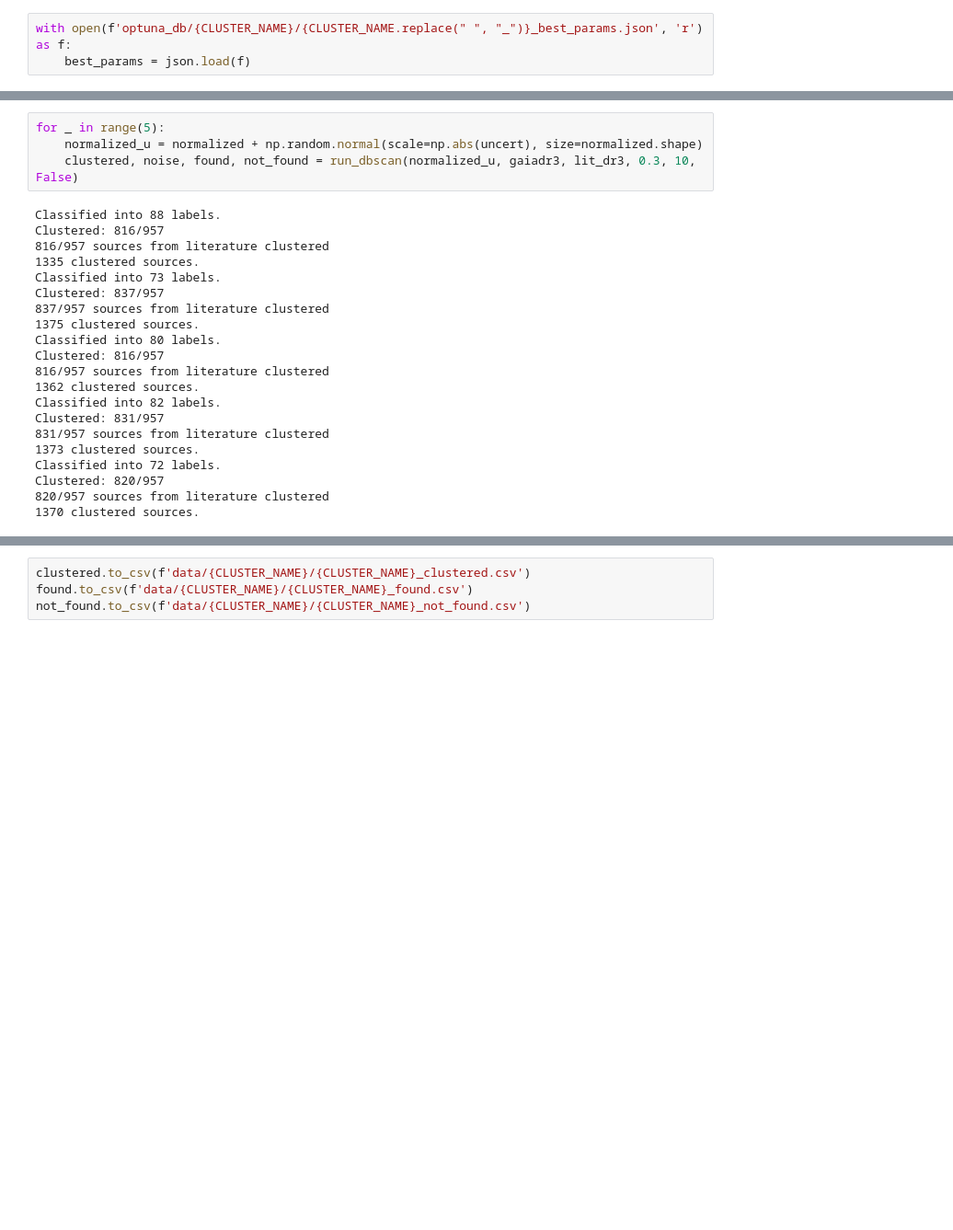
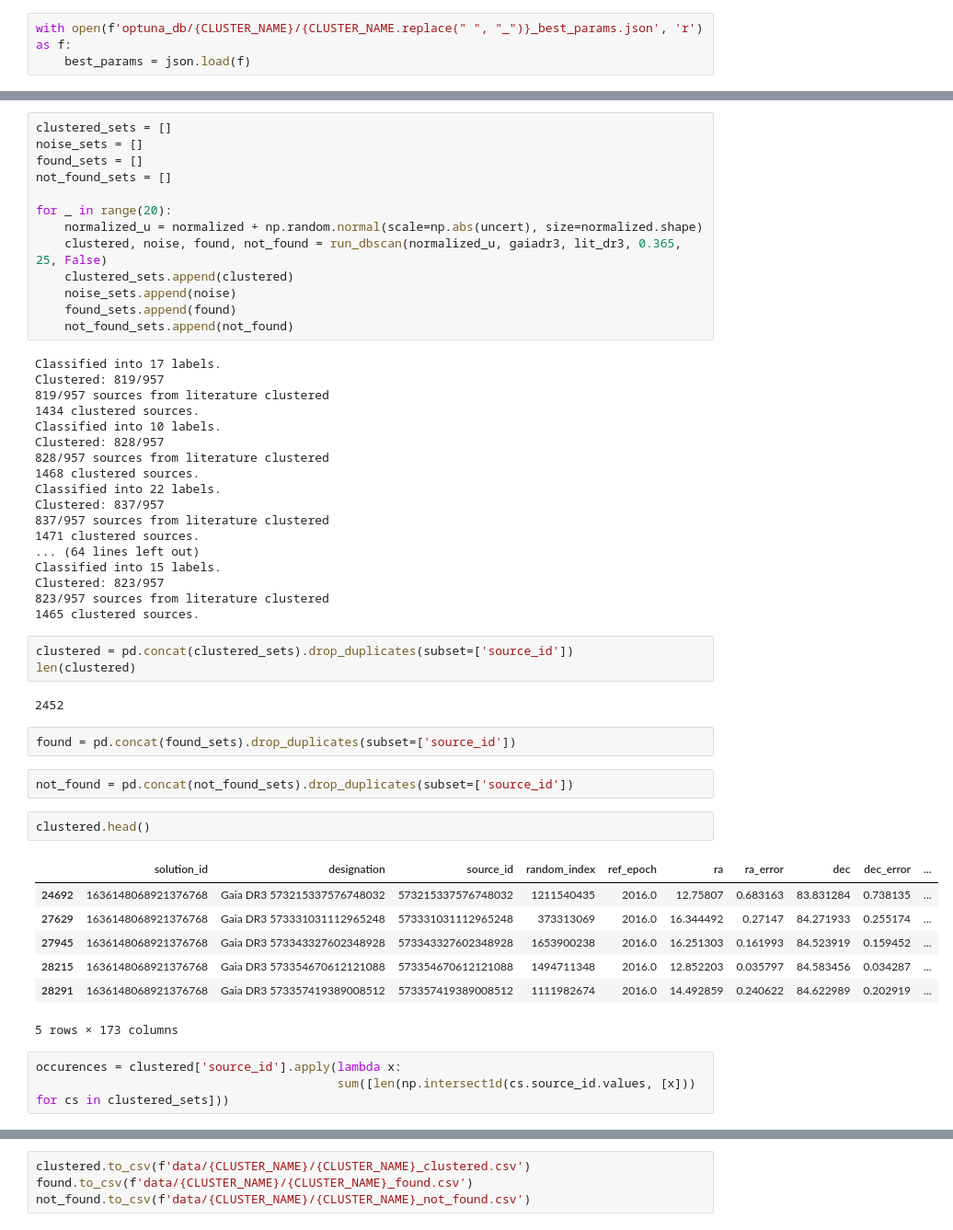
Before and after one commit to maja-jablonska/blue-stragglers-with-gaia, a Jupyter notebook: NGC 188.ipynb, the cells around one changed output, grey strips where cells are left out. Shown at 92% size. Drawn from its saved outputs; the diff is of its cells as text; blank space fills up the shorter version.

```diff
--- a/NGC 188.ipynb
+++ b/NGC 188.ipynb
@@ -49,25 +49,53 @@ best_params
 # %%
-for _ in range(5):
+clustered_sets = []
+noise_sets = []
+found_sets = []
+not_found_sets = []
+
+for _ in range(20):
     normalized_u = normalized + np.random.normal(scale=np.abs(uncert), size=normalized.shape)
-    clustered, noise, found, not_found = run_dbscan(normalized_u, gaiadr3, lit_dr3, 0.3, 10, False)
+    clustered, noise, found, not_found = run_dbscan(normalized_u, gaiadr3, lit_dr3, 0.365, 25, False)
+    clustered_sets.append(clustered)
+    noise_sets.append(noise)
+    found_sets.append(found)
+    not_found_sets.append(not_found)
 # %% [output]
-Classified into 88 labels.
-Clustered: 816/957
-816/957 sources from literature clustered
-1335 clustered sources.
-Classified into 73 labels.
+Classified into 17 labels.
+Clustered: 819/957
+819/957 sources from literature clustered
+1434 clustered sources.
+Classified into 10 labels.
+Clustered: 828/957
+828/957 sources from literature clustered
+1468 clustered sources.
+Classified into 22 labels.
 Clustered: 837/957
 837/957 sources from literature clustered
-1375 clustered sources.
-Classified into 80 labels.
-Clustered: 816/957
-816/957 sources from literature clustered
-1362 clustered sources.
-Classified into 82 labels.
-Clustered: 831/957
-831/957 sources from literature clustered
-1373 clustered sources.
-Classified into 72 labels.
-Clustered: 820/957
-820/957 sources from literature clustered
-1370 clustered sources.
+1471 clustered sources.
+... (64 lines left out)
+Classified into 15 labels.
+Clustered: 823/957
+823/957 sources from literature clustered
+1465 clustered sources.
+# %%
+clustered = pd.concat(clustered_sets).drop_duplicates(subset=['source_id'])
+len(clustered)
+# %% [output]
+2452
+# %%
+found = pd.concat(found_sets).drop_duplicates(subset=['source_id'])
+# %%
+not_found = pd.concat(not_found_sets).drop_duplicates(subset=['source_id'])
+# %%
+clustered.head()
+# %% [output]
+|  | solution_id | designation | source_id | random_index | ref_epoch | ra | ra_error | dec | dec_error | ... |
+| 24692 | 1636148068921376768 | Gaia DR3 573215337576748032 | 573215337576748032 | 1211540435 | 2016.0 | 12.75807 | 0.683163 | 83.831284 | 0.738135 | ... |
+| 27629 | 1636148068921376768 | Gaia DR3 573331031112965248 | 573331031112965248 | 373313069 | 2016.0 | 16.344492 | 0.27147 | 84.271933 | 0.255174 | ... |
+| 27945 | 1636148068921376768 | Gaia DR3 573343327602348928 | 573343327602348928 | 1653900238 | 2016.0 | 16.251303 | 0.161993 | 84.523919 | 0.159452 | ... |
+| 28215 | 1636148068921376768 | Gaia DR3 573354670612121088 | 573354670612121088 | 1494711348 | 2016.0 | 12.852203 | 0.035797 | 84.583456 | 0.034287 | ... |
+| 28291 | 1636148068921376768 | Gaia DR3 573357419389008512 | 573357419389008512 | 1111982674 | 2016.0 | 14.492859 | 0.240622 | 84.622989 | 0.202919 | ... |
+5 rows × 173 columns
+# %%
+occurences = clustered['source_id'].apply(lambda x:
+                                          sum([len(np.intersect1d(cs.source_id.values, [x])) for cs in clustered_sets]))
```
Also changed, not shown: parts of 11 cells of this notebook, 7 other files.
